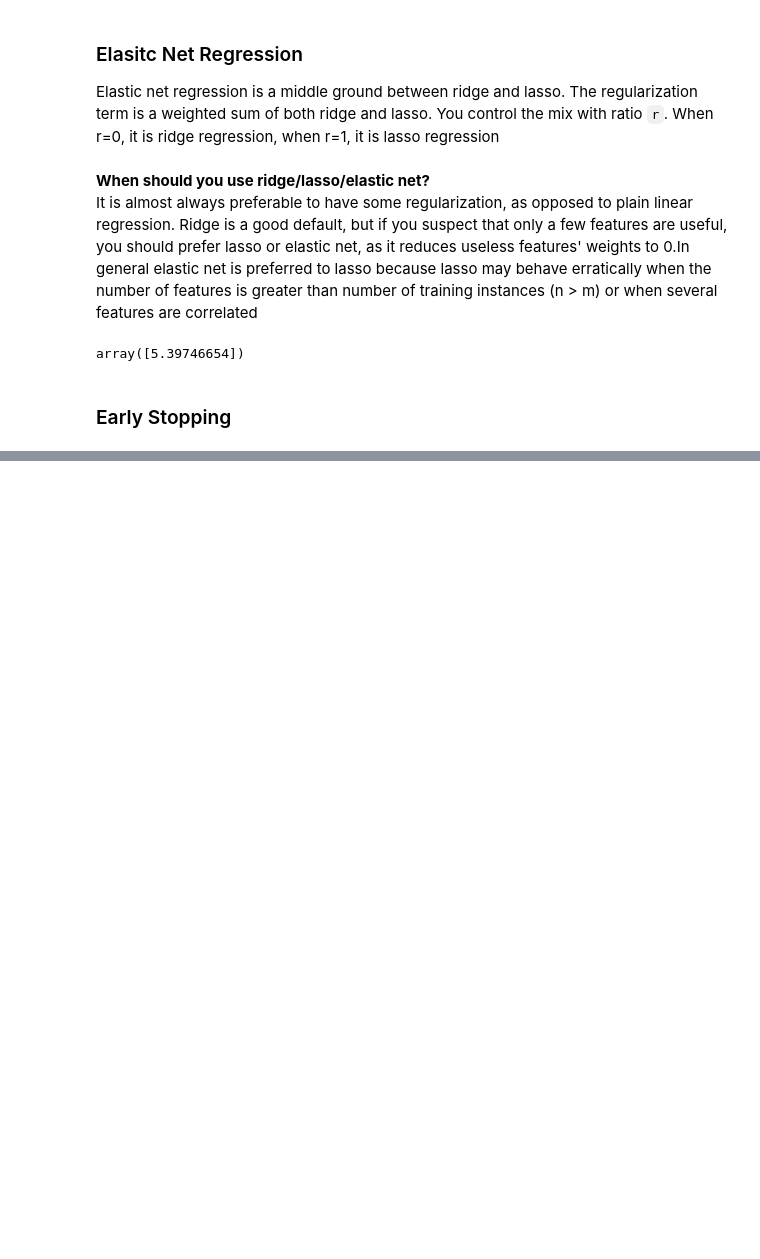
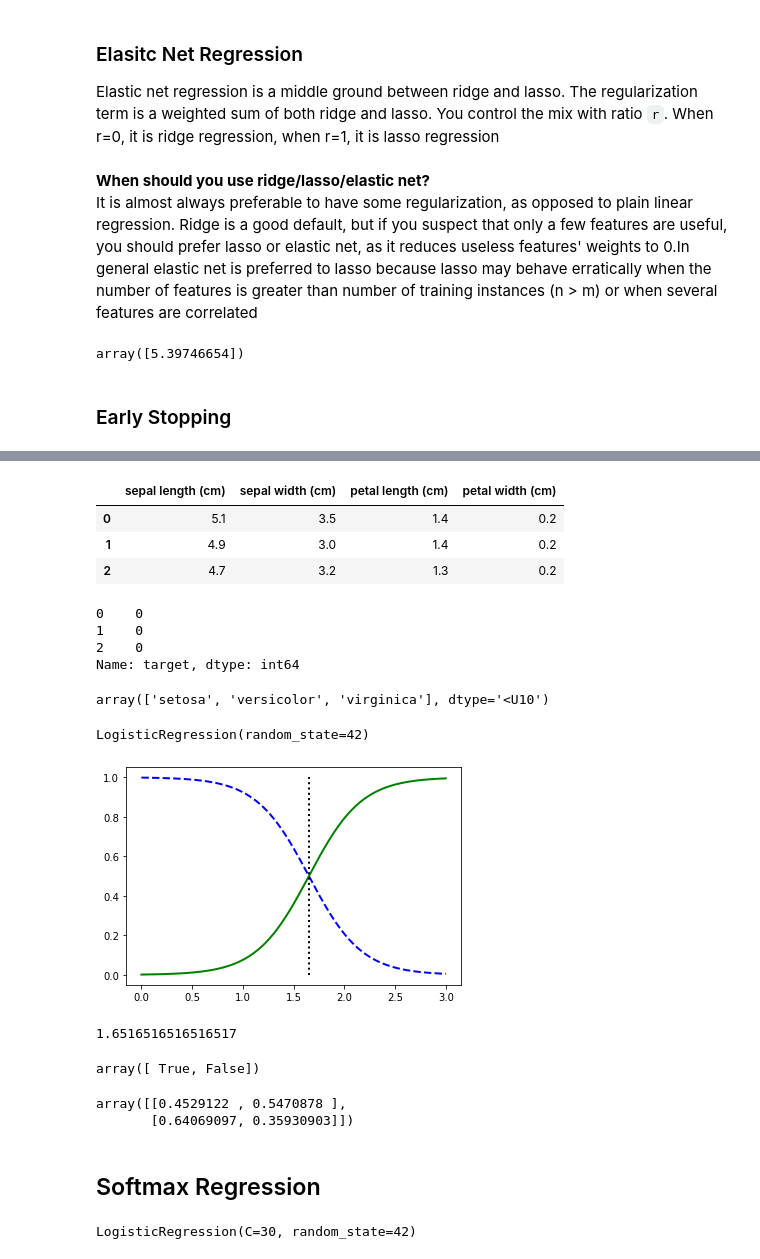
Before and after one commit to rickhall2000/ongoing-learning, a Jupyter notebook: Hands-On_Machine_Learning/Ch4_Training_Models.ipynb, the cells around one changed output, grey strips where cells are left out. Saved outputs shown, nothing was run; the diff lists cells and outputs as text; code cells hidden in the pictures; blank space fills up the shorter version.

```diff
--- a/Hands-On_Machine_Learning/Ch4_Training_Models.ipynb
+++ b/Hands-On_Machine_Learning/Ch4_Training_Models.ipynb
@@ -263,0 +266,4 @@ for epoc in range(n_epochs):
+# %%
+from sklearn.datasets import load_iris
+iris = load_iris(as_frame=True)
+list(iris)
@@ -263,0 +279,64 @@ for epoc in range(n_epochs):
+# %%
+iris.data.head(3)
+# %% [output]
+|  | sepal length (cm) | sepal width (cm) | petal length (cm) | petal width (cm) |
+| 0 | 5.1 | 3.5 | 1.4 | 0.2 |
+| 1 | 4.9 | 3.0 | 1.4 | 0.2 |
+| 2 | 4.7 | 3.2 | 1.3 | 0.2 |
+# %%
+iris.target.head(3)
+# %% [output]
+0    0
+1    0
+2    0
+Name: target, dtype: int64
+# %%
+iris.target_names
+# %% [output]
+array(['setosa', 'versicolor', 'virginica'], dtype='<U10')
+# %%
+from sklearn.linear_model import LogisticRegression
+from sklearn.model_selection import train_test_split
+
+X = iris.data[["petal width (cm)"]].values
+y = iris.target_names[iris.target] == 'virginica'
+X_train, X_test, y_train, y_test = train_test_split(X, y, random_state=42)
+
+log_reg = LogisticRegression(random_state=42)
+log_reg.fit(X_train, y_train)
+# %% [output]
+LogisticRegression(random_state=42)
+# %%
+X_new = np.linspace(0,3,1000).reshape(-1, 1)
+y_proba = log_reg.predict_proba(X_new)
+decision_boundary = X_new[y_proba[:, 1] >= 0.5][0,0]
+plt.plot(X_new, y_proba[:,0], "b--", linewidth=2, label="Not Iris Vriginica proba")
+plt.plot(X_new, y_proba[:, 1], "g-", linewidth=2, label="Iris Virginica proba")
+plt.plot([decision_boundary, decision_boundary], [0,1], "k:", linewidth=2, label="decision boundary")
+plt.show()
+# %% [output]
+[figure, added]
+# %%
+decision_boundary
+# %% [output]
+1.6516516516516517
+# %%
+log_reg.predict([[1.7], [1.5]])
+# %% [output]
+array([ True, False])
+# %%
+log_reg.predict_proba([[1.7], [1.5]])
+# %% [output]
+array([[0.4529122 , 0.5470878 ],
+       [0.64069097, 0.35930903]])
+# %% [markdown]
+## Softmax Regression
+# %%
+X = iris.data[["petal length (cm)", "petal width (cm)"]].values
+y = iris["target"]
+X_train, X_test, y_train, y_test = train_test_split(X, y, random_state=42)
+
+softmax_reg = LogisticRegression(C=30, random_state=42) # C assigns a weight to L2 regularization
+softmax_reg.fit(X_train, y_train)
+# %% [output]
+LogisticRegression(C=30, random_state=42)
```
Also changed, not shown: parts of 4 cells of this notebook.
